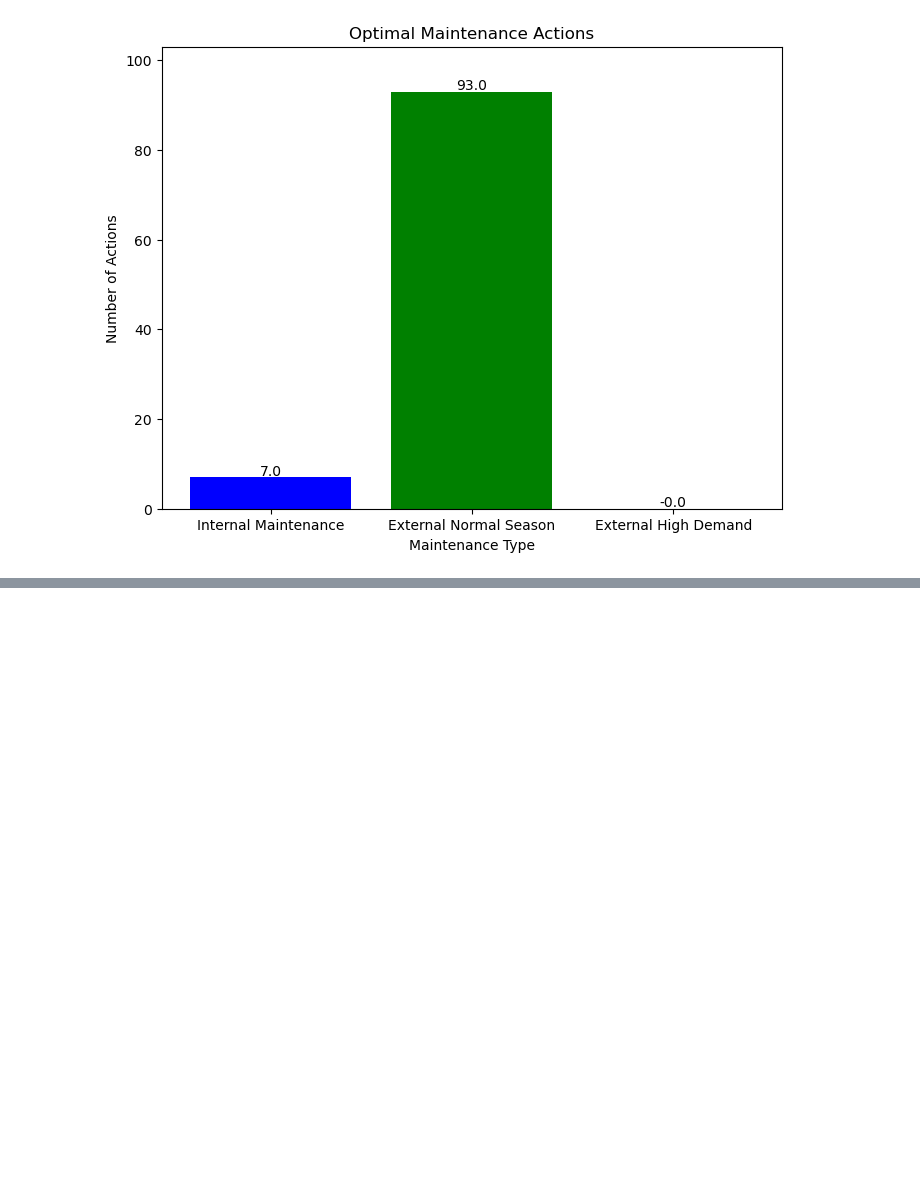
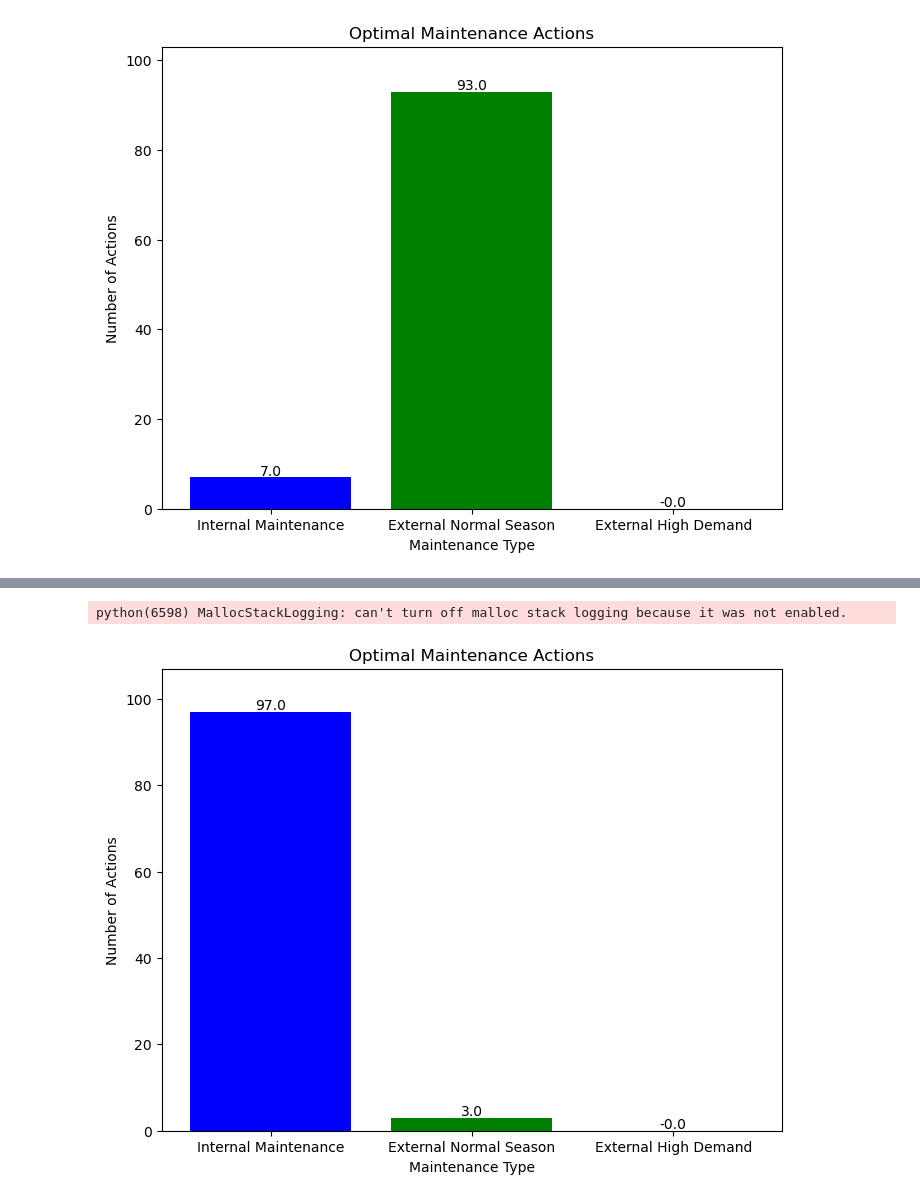
Before and after one commit to busi732/Team-2-2024Fall, a Jupyter notebook: notebooks/model_without_prevention.ipynb, the cells around one changed output, grey strips where cells are left out. Cells and saved outputs as stored; diff of their text form; code cells hidden in the pictures; blank space fills up the shorter version.

```diff
--- a/notebooks/model_without_prevention.ipynb
+++ b/notebooks/model_without_prevention.ipynb
@@ -116,0 +175,22 @@ memory usage: 25.3+ MB
+# %%
+import matplotlib.pyplot as plt
+
+# Visualization
+labels = ['Internal Maintenance', 'External Normal Season', 'External High Demand']
+values = [x_internal, x_external_normal, x_external_high_demand]
+
+plt.figure(figsize=(8, 6))
+plt.bar(labels, values, color=['blue', 'green', 'red'])
+plt.title('Optimal Maintenance Actions')
+plt.ylabel('Number of Actions')
+plt.xlabel('Maintenance Type')
+plt.ylim(0, max(values) + 10)
+
+# Annotate values on bars
+for i, v in enumerate(values):
+    plt.text(i, v + 0.5, f'{v:.1f}', ha='center', fontsize=10)
+
+plt.show()
+# %% [output]
+python(6598) MallocStackLogging: can't turn off malloc stack logging because it was not enabled.
+[figure, added]
```
Also changed, not shown: parts of 5 cells of this notebook.
